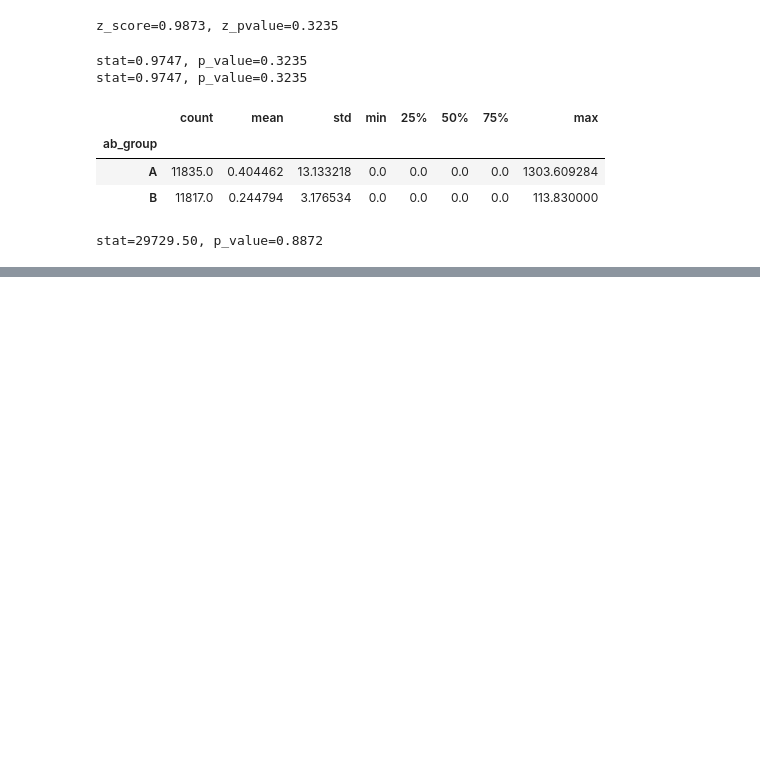
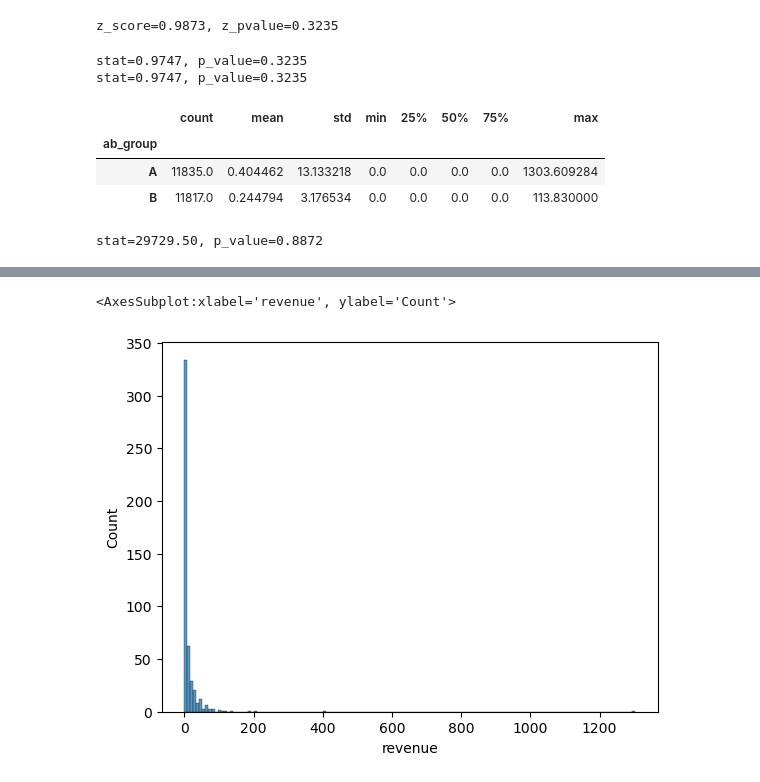
Before and after one commit to ElenaAgapitova/AB_split_testing, a Jupyter notebook: lection_py/lection_8.ipynb, the cells around one changed output, grey strips where cells are left out. Saved outputs shown, nothing was run; the diff lists cells and outputs as text; code cells hidden in the pictures; blank space fills up the shorter version.

```diff
--- a/lection_py/lection_8.ipynb
+++ b/lection_py/lection_8.ipynb
@@ -236,3 +253,6 @@ stat, p_value = mannwhitneyu(control, test)
 print(f'{stat=:.2f}, {p_value=:.4f}')
 # %% [output]
 stat=29729.50, p_value=0.8872
+# %%
+df = data[data['purchase'] == 1]
+df.sample(10)
@@ -238,0 +271,5 @@ stat=29729.50, p_value=0.8872
+# %%
+sns.histplot(df['revenue'], bins=150)
+# %% [output]
+<AxesSubplot:xlabel='revenue', ylabel='Count'>
+[figure, added]
```
Also changed, not shown: parts of 11 cells of this notebook.
